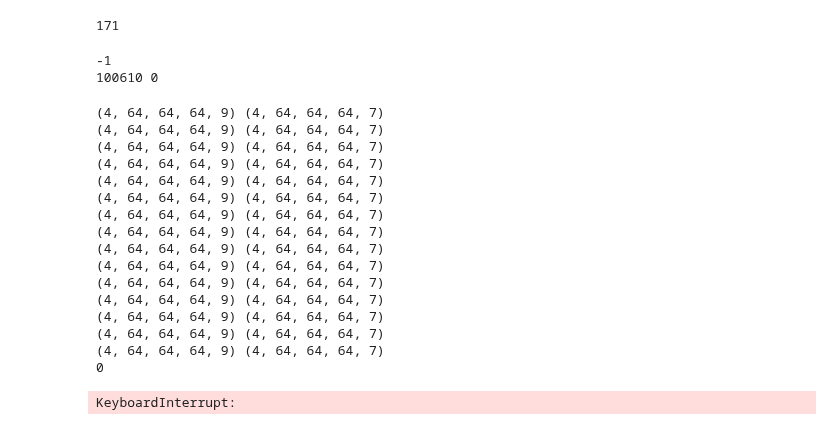
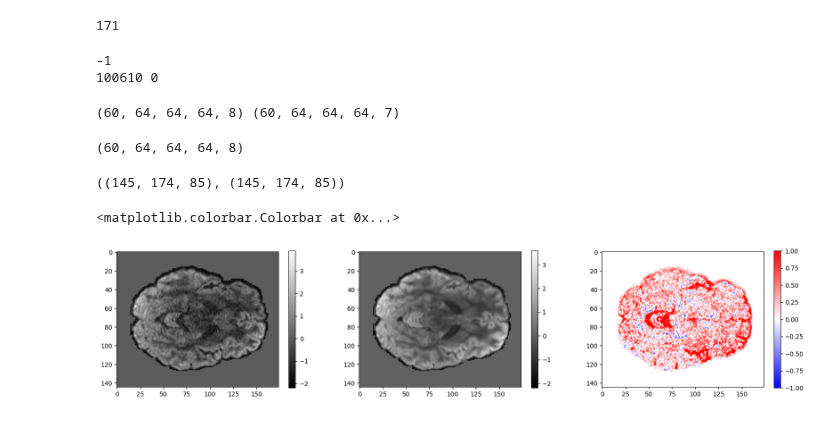
Before and after one commit to arihantjain124/HCP_SR, a Jupyter notebook: HCP_dataloader.ipynb, the cells around one changed output. Cells and saved outputs as stored; diff of their text form; code cells hidden in the pictures.

```diff
--- a/HCP_dataloader.ipynb
+++ b/HCP_dataloader.ipynb
@@ -59,28 +59,12 @@ def custom_collate(data):
     return data_gt,data_pred
 # %%
 training_dataloader = torch.utils.data.DataLoader(training_dataset, num_workers=0,batch_size = 60,worker_init_fn=worker_init_fn,collate_fn=custom_collate)
-# %%
-for i in range(3):
-    data = iter(training_dataloader)
-    for j in data:
-        print(j[0].shape,j[1].shape)
-# %% [output]
--1
-100610 0
-(4, 64, 64, 64, 9) (4, 64, 64, 64, 7)
-(4, 64, 64, 64, 9) (4, 64, 64, 64, 7)
-(4, 64, 64, 64, 9) (4, 64, 64, 64, 7)
-(4, 64, 64, 64, 9) (4, 64, 64, 64, 7)
-(4, 64, 64, 64, 9) (4, 64, 64, 64, 7)
-(4, 64, 64, 64, 9) (4, 64, 64, 64, 7)
-(4, 64, 64, 64, 9) (4, 64, 64, 64, 7)
-(4, 64, 64, 64, 9) (4, 64, 64, 64, 7)
-(4, 64, 64, 64, 9) (4, 64, 64, 64, 7)
-(4, 64, 64, 64, 9) (4, 64, 64, 64, 7)
-(4, 64, 64, 64, 9) (4, 64, 64, 64, 7)
-(4, 64, 64, 64, 9) (4, 64, 64, 64, 7)
-(4, 64, 64, 64, 9) (4, 64, 64, 64, 7)
-(4, 64, 64, 64, 9) (4, 64, 64, 64, 7)
-(4, 64, 64, 64, 9) (4, 64, 64, 64, 7)
-0
-KeyboardInterrupt:
+# %%
+for i in range(1):
+    data = iter(training_dataloader)
+    for j in data:
+        print(j[0].shape,j[1].shape)
+# %% [output]
+-1
+100610 0
+(60, 64, 64, 64, 8) (60, 64, 64, 64, 7)
@@ -86,0 +131,28 @@ KeyboardInterrupt:
+# %%
+gt,pred = j
+# %%
+gt.shape
+# %% [output]
+(60, 64, 64, 64, 8)
+# %%
+plt_gt,plt_pred = dataloader_plotter(gt,pred,'100610',2,0)
+# %%
+plt_gt.shape,plt_pred.shape
+# %% [output]
+((145, 174, 85), (145, 174, 85))
+# %%
+i=25
+f, axis = plt.subplots(1, 3)
+f.set_figwidth(20)
+f.set_figheight(10)
+
+im = axis[0].imshow(plt_pred[:,:,i], cmap='gray')
+plt.colorbar(im, ax=axis[0],shrink = 0.4)
+im = axis[1].imshow(plt_gt[:,:,i], cmap='gray')
+plt.colorbar(im, ax=axis[1],shrink = 0.4)
+im = axis[2].imshow(plt_gt[:,:,i] - plt_pred[:,:,i], clim=(-1., 1.), cmap='bwr')
+plt.colorbar(im, ax=axis[2],shrink = 0.4)
+# im = ax[i, j].imshow(data)
+# %% [output]
+<matplotlib.colorbar.Colorbar at 0x...>
+[figure, added]
```
Also changed, not shown: parts of 1 cell of this notebook.
